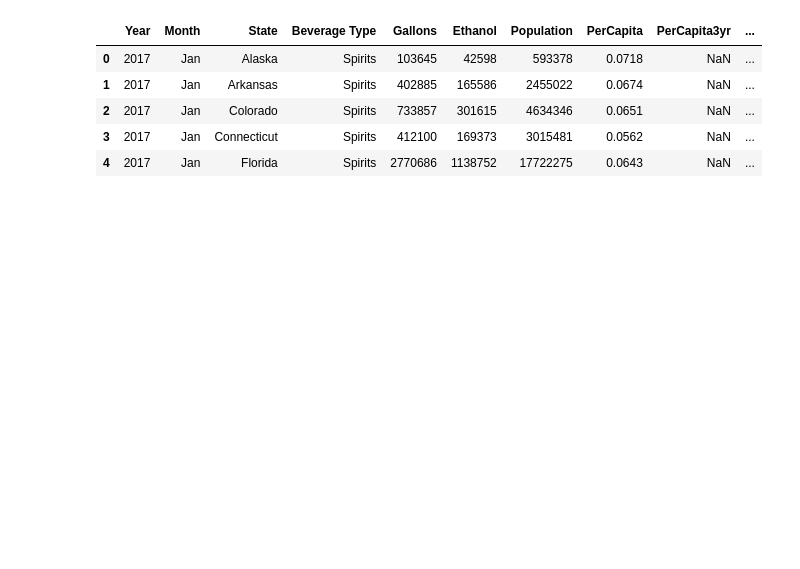
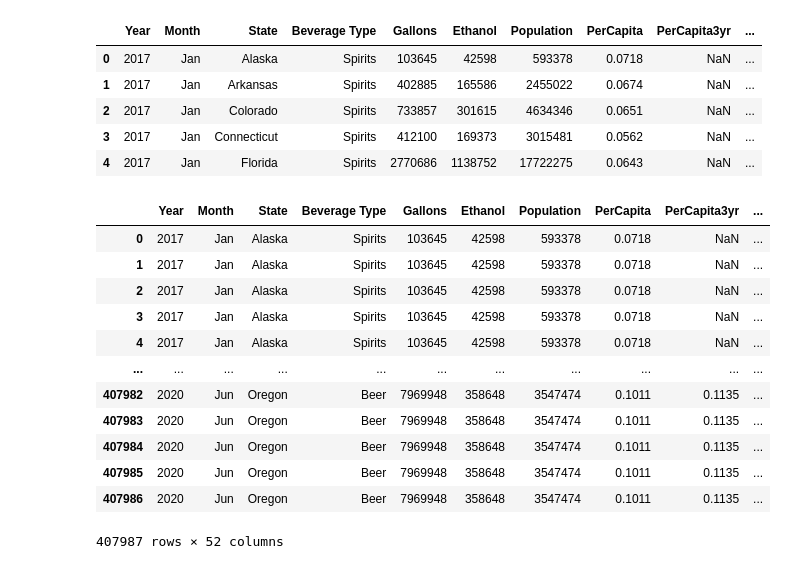
Before and after one commit to zach-18/Project_1_Group_3, a Jupyter notebook: Proj_1_Diane_Data.ipynb, the cells around one changed output. Drawn from its saved outputs; the diff is of its cells as text; code cells hidden in the pictures; blank space fills up the shorter version.

```diff
--- a/Proj_1_Diane_Data.ipynb
+++ b/Proj_1_Diane_Data.ipynb
@@ -267,5 +267,21 @@ alcohol_df.head()
 | 4 | 2017 | Jan | Florida | Spirits | 2770686 | 1138752 | 17722275 | 0.0643 | NaN | ... |
 # %%
 # Merge covid_df and alcohol_df on 'State'
+merged_df = pd.merge(alcohol_df, covid_df, on="State")
+merged_df
+# %% [output]
+|  | Year | Month | State | Beverage Type | Gallons | Ethanol | Population | PerCapita | PerCapita3yr | ... |
+| 0 | 2017 | Jan | Alaska | Spirits | 103645 | 42598 | 593378 | 0.0718 | NaN | ... |
+| 1 | 2017 | Jan | Alaska | Spirits | 103645 | 42598 | 593378 | 0.0718 | NaN | ... |
+| 2 | 2017 | Jan | Alaska | Spirits | 103645 | 42598 | 593378 | 0.0718 | NaN | ... |
+| 3 | 2017 | Jan | Alaska | Spirits | 103645 | 42598 | 593378 | 0.0718 | NaN | ... |
+| 4 | 2017 | Jan | Alaska | Spirits | 103645 | 42598 | 593378 | 0.0718 | NaN | ... |
+| ... | ... | ... | ... | ... | ... | ... | ... | ... | ... | ... |
+| 407982 | 2020 | Jun | Oregon | Beer | 7969948 | 358648 | 3547474 | 0.1011 | 0.1135 | ... |
+| 407983 | 2020 | Jun | Oregon | Beer | 7969948 | 358648 | 3547474 | 0.1011 | 0.1135 | ... |
+| 407984 | 2020 | Jun | Oregon | Beer | 7969948 | 358648 | 3547474 | 0.1011 | 0.1135 | ... |
+| 407985 | 2020 | Jun | Oregon | Beer | 7969948 | 358648 | 3547474 | 0.1011 | 0.1135 | ... |
+| 407986 | 2020 | Jun | Oregon | Beer | 7969948 | 358648 | 3547474 | 0.1011 | 0.1135 | ... |
+407987 rows × 52 columns
 # %%
 # Filter dataframe to only "my" states: Florida, Illinois, Kansas and Kentucky (?)
```
Also changed, not shown: parts of 3 cells of this notebook.
